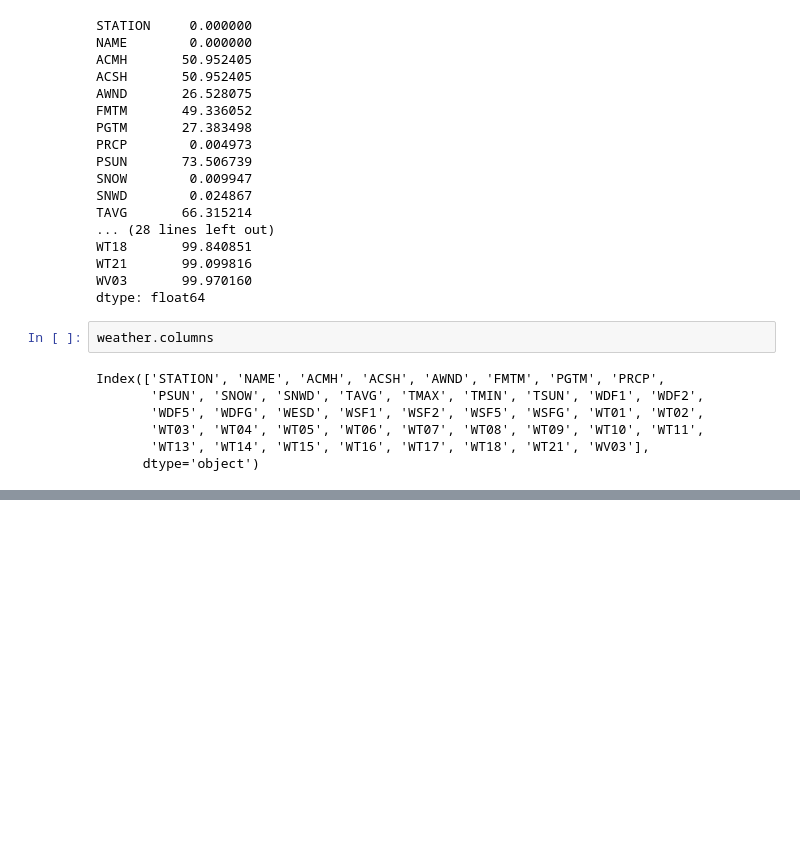
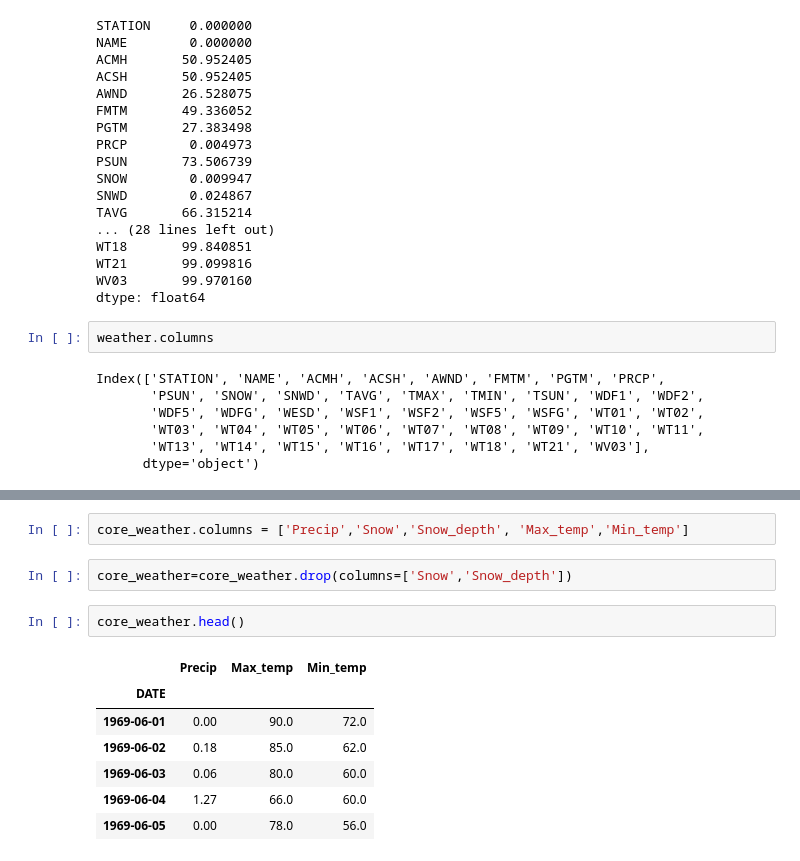
Before and after one commit to osoisi/Weather-Predictions--Houston, a Jupyter notebook: Houston airport data weather project.ipynb, the cells around one changed output, grey strips where cells are left out. Drawn from its saved outputs; the diff is of its cells as text; blank space fills up the shorter version.

```diff
--- a/Houston airport data weather project.ipynb
+++ b/Houston airport data weather project.ipynb
@@ -99,0 +95,14 @@ core_weather = weather[['PRCP', 'SNOW', 'SNWD', 'TMAX', 'TMIN']].copy()
+# %%
+core_weather.columns = ['Precip','Snow','Snow_depth', 'Max_temp','Min_temp']
+# %%
+core_weather=core_weather.drop(columns=['Snow','Snow_depth'])
+# %%
+core_weather.head()
+# %% [output]
+|  | Precip | Max_temp | Min_temp |
+| DATE |  |  |  |
+| 1969-06-01 | 0.00 | 90.0 | 72.0 |
+| 1969-06-02 | 0.18 | 85.0 | 62.0 |
+| 1969-06-03 | 0.06 | 80.0 | 60.0 |
+| 1969-06-04 | 1.27 | 66.0 | 60.0 |
+| 1969-06-05 | 0.00 | 78.0 | 56.0 |
```
Also changed, not shown: parts of 20 cells of this notebook.
